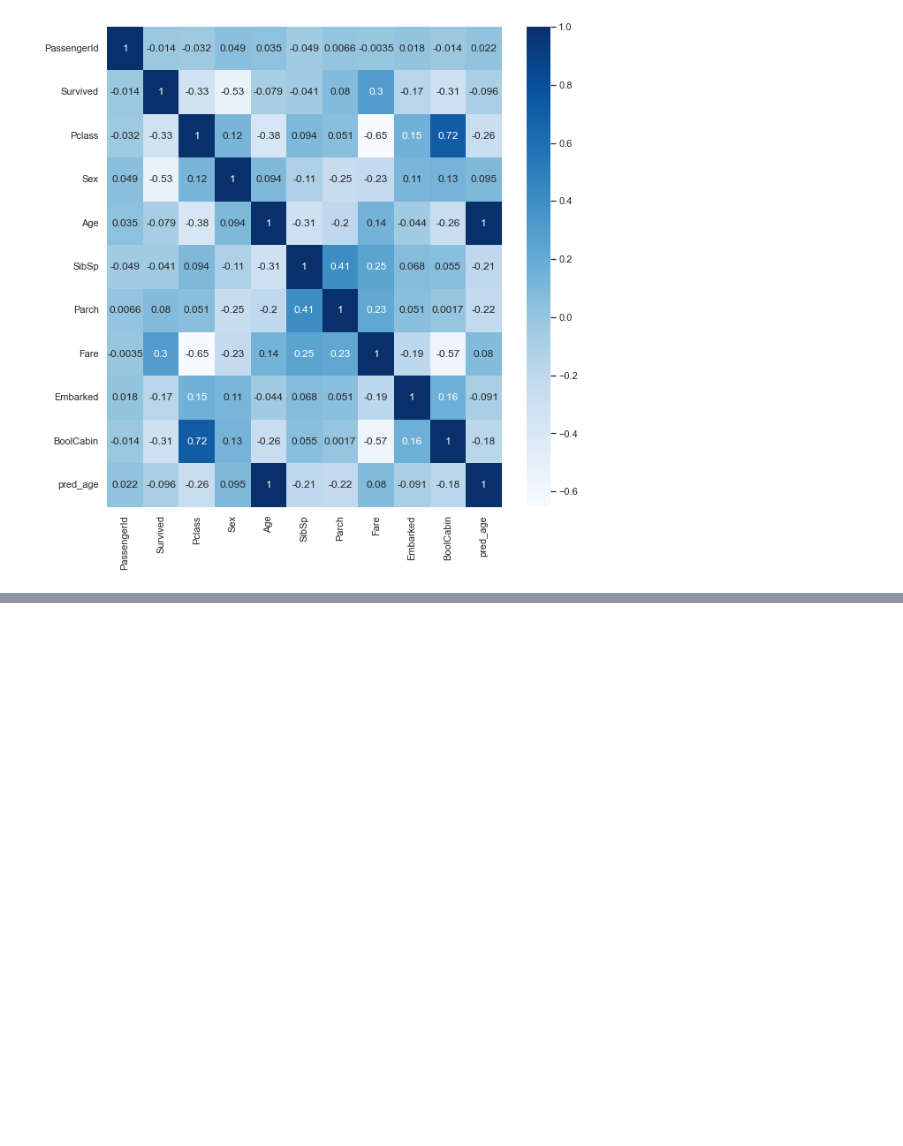
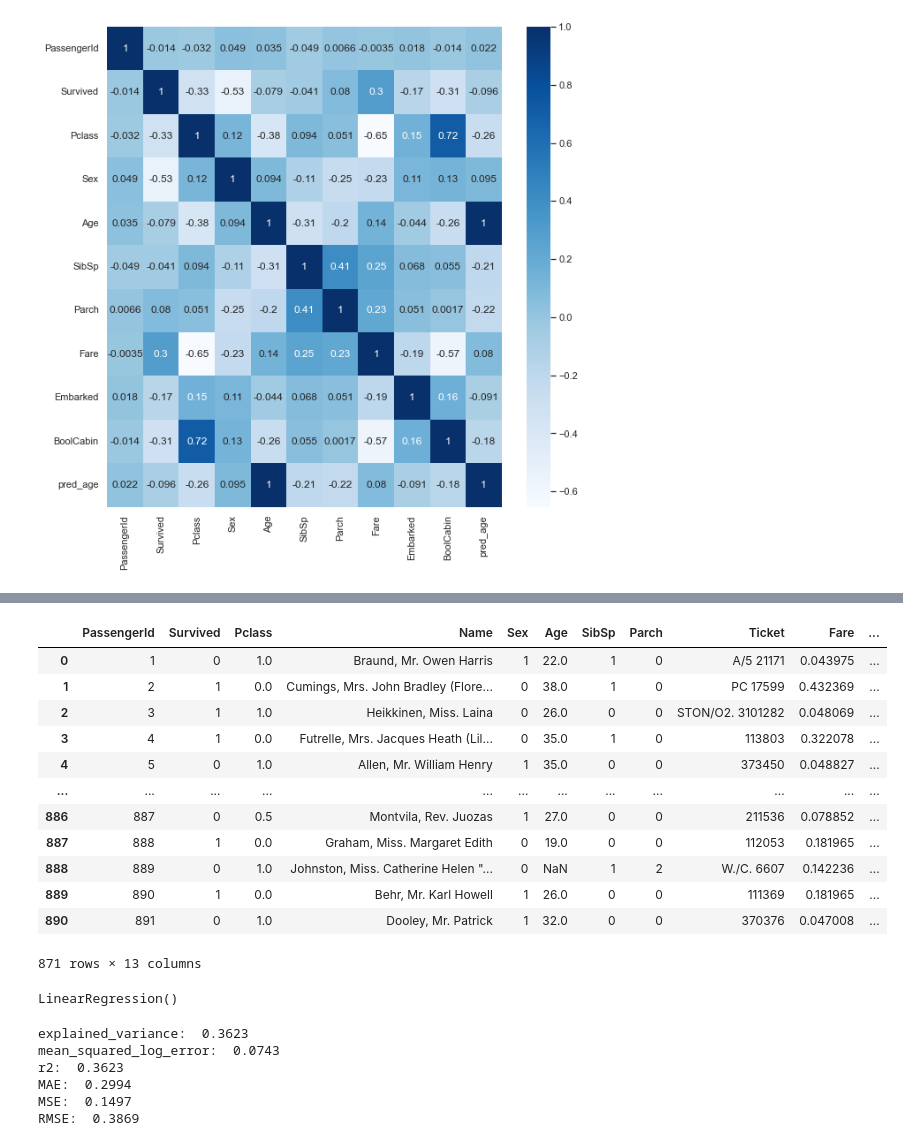
Before and after one commit to JacekJanur/Titanic, a Jupyter notebook: Kaggle_Titanic.ipynb, the cells around one changed output, grey strips where cells are left out. Saved outputs shown, nothing was run; the diff lists cells and outputs as text; code cells hidden in the pictures; blank space fills up the shorter version.

```diff
--- a/Kaggle_Titanic.ipynb
+++ b/Kaggle_Titanic.ipynb
@@ -290,0 +306,58 @@ sns.heatmap(correlation,
+# %%
+cols_to_norm = ['pred_age','Fare', 'Pclass']
+train[cols_to_norm] = train[cols_to_norm].apply(lambda x: (x - x.min()) / (x.max() - x.min()))
+# %%
+train
+# %% [output]
+|  | PassengerId | Survived | Pclass | Name | Sex | Age | SibSp | Parch | Ticket | Fare | ... |
+| 0 | 1 | 0 | 1.0 | Braund, Mr. Owen Harris | 1 | 22.0 | 1 | 0 | A/5 21171 | 0.043975 | ... |
+| 1 | 2 | 1 | 0.0 | Cumings, Mrs. John Bradley (Flore... | 0 | 38.0 | 1 | 0 | PC 17599 | 0.432369 | ... |
+| 2 | 3 | 1 | 1.0 | Heikkinen, Miss. Laina | 0 | 26.0 | 0 | 0 | STON/O2. 3101282 | 0.048069 | ... |
+| 3 | 4 | 1 | 0.0 | Futrelle, Mrs. Jacques Heath (Lil... | 0 | 35.0 | 1 | 0 | 113803 | 0.322078 | ... |
+| 4 | 5 | 0 | 1.0 | Allen, Mr. William Henry | 1 | 35.0 | 0 | 0 | 373450 | 0.048827 | ... |
+| ... | ... | ... | ... | ... | ... | ... | ... | ... | ... | ... | ... |
+| 886 | 887 | 0 | 0.5 | Montvila, Rev. Juozas | 1 | 27.0 | 0 | 0 | 211536 | 0.078852 | ... |
+| 887 | 888 | 1 | 0.0 | Graham, Miss. Margaret Edith | 0 | 19.0 | 0 | 0 | 112053 | 0.181965 | ... |
+| 888 | 889 | 0 | 1.0 | Johnston, Miss. Catherine Helen "... | 0 | NaN | 1 | 2 | W./C. 6607 | 0.142236 | ... |
+| 889 | 890 | 1 | 0.0 | Behr, Mr. Karl Howell | 1 | 26.0 | 0 | 0 | 111369 | 0.181965 | ... |
+| 890 | 891 | 0 | 1.0 | Dooley, Mr. Patrick | 1 | 32.0 | 0 | 0 | 370376 | 0.047008 | ... |
+871 rows × 13 columns
+# %%
+from sklearn import linear_model
+X = train[['Sex', 'Fare', 'BoolCabin', 'Pclass']]
+y = train['Survived']
+
+regr = linear_model.LinearRegression()
+regr.fit(X, y)
+# %% [output]
+LinearRegression()
+# %%
+import sklearn.metrics as metrics
+import numpy as np
+
+# Regression metrics
+
+y_true = y
+
+y_pred = regr.predict(X)
+
+explained_variance=metrics.explained_variance_score(y_true, y_pred)
+mean_absolute_error=metrics.mean_absolute_error(y_true, y_pred)
+mse=metrics.mean_squared_error(y_true, y_pred)
+mean_squared_log_error=metrics.mean_squared_log_error(y_true, y_pred)
+median_absolute_error=metrics.median_absolute_error(y_true, y_pred)
+r2=metrics.r2_score(y_true, y_pred)
+
+print('explained_variance: ', round(explained_variance,4))
+print('mean_squared_log_error: ', round(mean_squared_log_error,4))
+print('r2: ', round(r2,4))
+print('MAE: ', round(mean_absolute_error,4))
+print('MSE: ', round(mse,4))
+print('RMSE: ', round(np.sqrt(mse),4))
+# %% [output]
+explained_variance:  0.3623
+mean_squared_log_error:  0.0743
+r2:  0.3623
+MAE:  0.2994
+MSE:  0.1497
+RMSE:  0.3869
```
Also changed, not shown: parts of 7 cells of this notebook.
